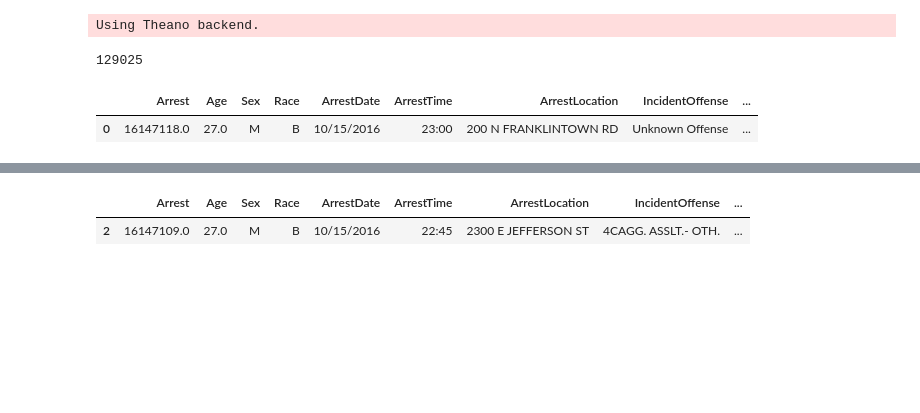
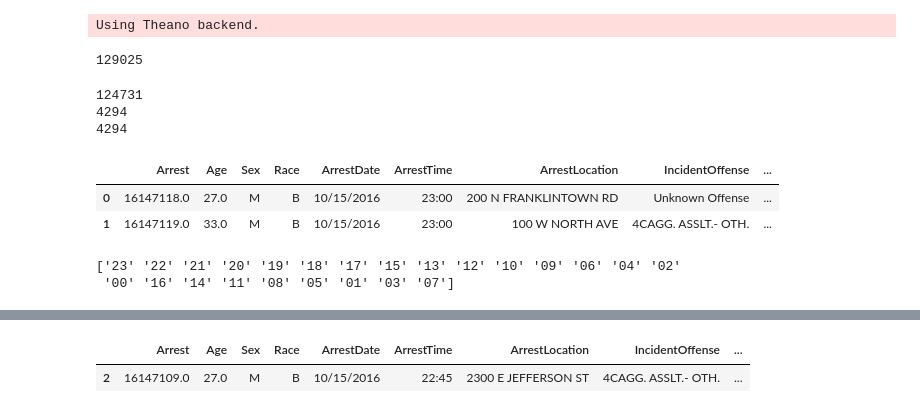
Before and after one commit to vipinpillai/crime-pattern-prediction, a Jupyter notebook: ArrestDataAnalysis.ipynb, the cells around one changed output, grey strips where cells are left out. Cells and saved outputs as stored; diff of their text form; code cells hidden in the pictures; blank space fills up the shorter version.

```diff
--- a/ArrestDataAnalysis.ipynb
+++ b/ArrestDataAnalysis.ipynb
@@ -25,11 +25,22 @@ arrest_dataframe = pd.read_csv('BPD_Arrests.csv')
 print len(arrest_dataframe)
 # %% [output]
 129025
+# %%
+print len(arrest_dataframe[arrest_dataframe['ArrestTime'].str.contains(":")])
+nonColonTime = arrest_dataframe['ArrestTime'][~arrest_dataframe['ArrestTime'].str.contains(":")]
+#print nonColonTime.unique()
+print len(nonColonTime)
+print len(nonColonTime.str.contains("."))
+# %% [output]
+124731
+4294
+4294
 # %%
-arrest_dataframe.head(1)#loc[arrest_dataframe['ArrestDate'] == '10/15/2016']
+arrest_dataframe.head(2)#loc[arrest_dataframe['ArrestDate'] == '10/15/2016']
 # %% [output]
 |  | Arrest | Age | Sex | Race | ArrestDate | ArrestTime | ArrestLocation | IncidentOffense | ... |
 | 0 | 16147118.0 | 27.0 | M | B | 10/15/2016 | 23:00 | 200 N FRANKLINTOWN RD | Unknown Offense | ... |
+| 1 | 16147119.0 | 33.0 | M | B | 10/15/2016 | 23:00 | 100 W NORTH AVE | 4CAGG. ASSLT.- OTH. | ... |
 # %%
 arrest_dataframe['Arrest'] = arrest_dataframe['Arrest'].fillna(0)
 arrest_dataframe['Age'] = arrest_dataframe['Age'].fillna(0)
@@ -43,3 +55,8 @@ arrest_dataframe['ArrestHour'] = arrest_dataframe['ArrestTime'].apply(lambda tim
+# %%
+print arrest_dataframe['ArrestHour'].unique()
+# %% [output]
+['23' '22' '21' '20' '19' '18' '17' '15' '13' '12' '10' '09' '06' '04' '02'
+ '00' '16' '14' '11' '08' '05' '01' '03' '07']
 # %%
 arrest_dataframe['Charge'] = arrest_dataframe['Charge'].fillna('0')
 arrest_dataframe['ChargeDescription'] = arrest_dataframe['ChargeDescription'].fillna('Unknown Charge')
```
Also changed, not shown: parts of 22 cells of this notebook, 5 other files.
